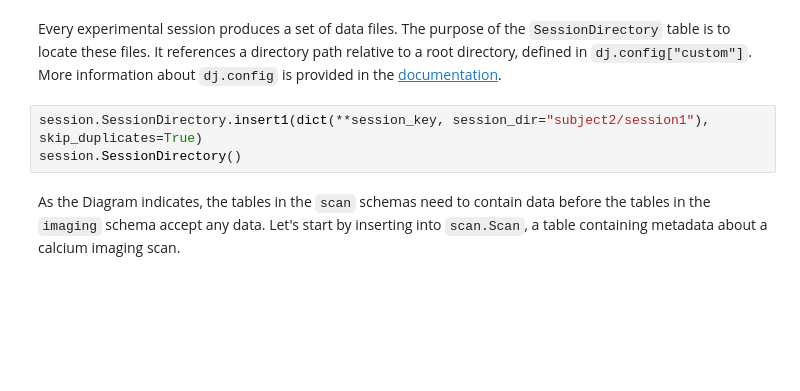
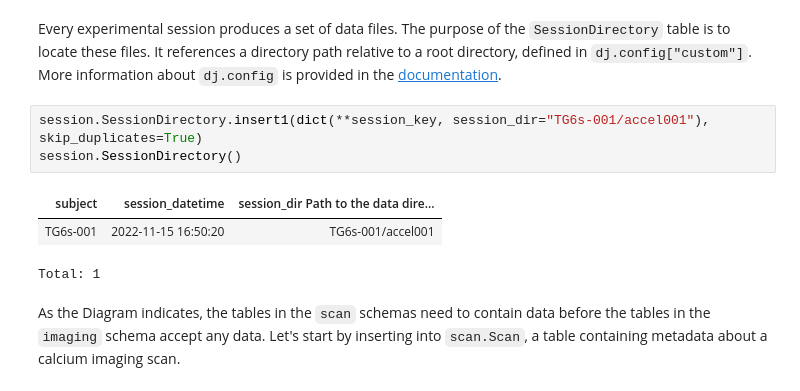
Before and after one commit to MasaharuInada/element-calcium-imaging, a Jupyter notebook: notebooks/tutorial_local.ipynb, the cells around one changed output. Drawn from its saved outputs; the diff is of its cells as text; blank space fills up the shorter version.

```diff
--- a/notebooks/tutorial_local.ipynb
+++ b/notebooks/tutorial_local.ipynb
@@ -158,8 +236,12 @@ session.Session()
 # %% [markdown]
 Every experimental session produces a set of data files. The purpose of the `SessionDirectory` table is to locate these files. It references a directory path relative to a root directory, defined in `dj.config["custom"]`. More information about `dj.config` is provided in the [documentation](https://datajoint.com/docs/elements/user-guide/).
 # %%
-session.SessionDirectory.insert1(dict(**session_key, session_dir="subject2/session1"), skip_duplicates=True)
+session.SessionDirectory.insert1(dict(**session_key, session_dir="TG6s-001/accel001"), skip_duplicates=True)
 session.SessionDirectory()
+# %% [output]
+| subject | session_datetime | session_dir Path to the data dire... |
+| TG6s-001 | 2022-11-15 16:50:20 | TG6s-001/accel001 |
+Total: 1
 # %% [markdown]
 As the Diagram indicates, the tables in the `scan` schemas need to
 contain data before the tables in the `imaging` schema accept any data. Let's
```
Also changed, not shown: parts of 32 cells of this notebook, 5 other files.
